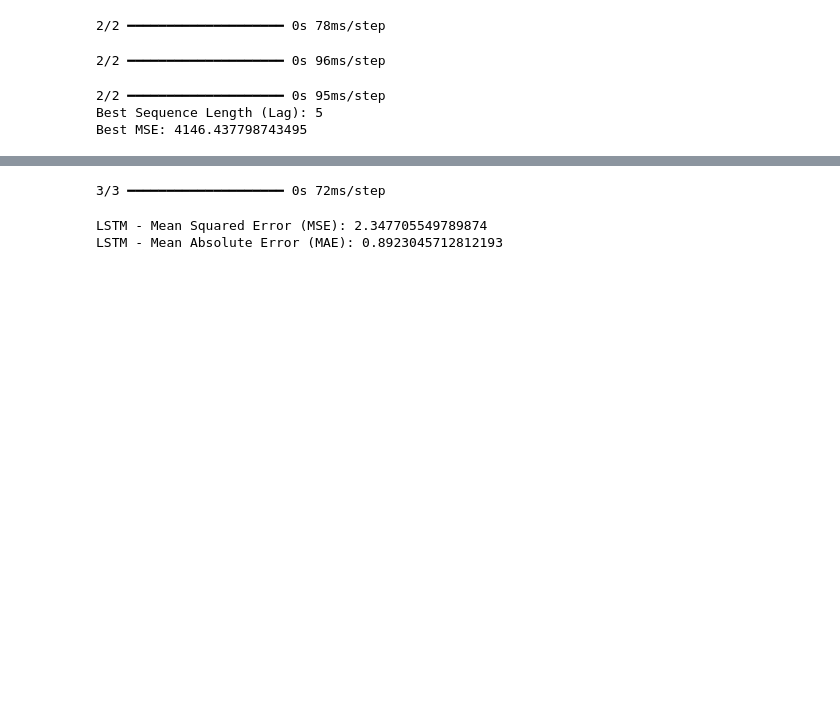
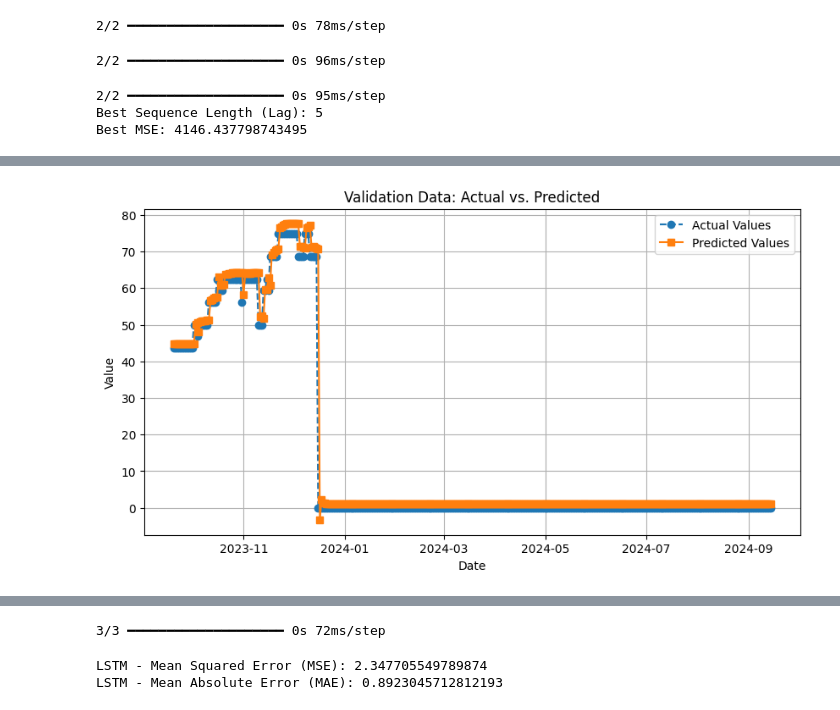
Before and after one commit to marketintelhadp/Agricultural-Price-Intelligence, a Jupyter notebook: notebooks/model_experiments.ipynb, the cells around one changed output, grey strips where cells are left out. Saved outputs shown, nothing was run; the diff lists cells and outputs as text; code cells hidden in the pictures; blank space fills up the shorter version.

Commit message:
Shopian and Pulwama Model Building Completed

```diff
--- a/notebooks/model_experiments.ipynb
+++ b/notebooks/model_experiments.ipynb
@@ -712,10 +706,13 @@ See the caveats in the documentation: https://pandas.pydata.org/pandas-docs/stab
 # %%
 # Final model with the best sequence length
+best_seq_length = 5
 X_train, y_train = create_sequences(train_scaled['y'].values, best_seq_length)
+X_val, y_val = create_sequences(val_scaled['y'].values, best_seq_length)
 X_test, y_test = create_sequences(test_scaled['y'].values, best_seq_length)
 
 # Reshape input for LSTM: [samples, time steps, features]
 X_train = X_train.reshape((X_train.shape[0], X_train.shape[1], 1))
+X_val = X_val.reshape((X_val.shape[0], X_val.shape[1], 1))
 X_test = X_test.reshape((X_test.shape[0], X_test.shape[1], 1))
 # %%
 # Define and compile the LSTM model
@@ -725,7 +722,13 @@ lstm_model = Sequential([
 ])
 lstm_model.compile(optimizer='adam', loss='mse')
 
-# Train the LSTM model
-lstm_model.fit(X_train, y_train, epochs=100, batch_size=32, verbose=1)
+# Train the LSTM model with validation data
+lstm_model.fit(
+    X_train, y_train,
+    epochs=100,
+    batch_size=32,
+    validation_data=(X_val, y_val),  # Include validation data
+    verbose=1
+)
 # %% [output]
 Epoch 1/100
@@ -749,0 +752,25 @@ Epoch 100/100
+# %%
+import matplotlib.pyplot as plt
+
+# Predict on validation data
+y_val_pred = lstm_model.predict(X_val)
+
+# Inverse transform predictions and actual values to original scale
+y_val_pred_inv = scaler.inverse_transform(y_val_pred)
+y_val_actual_inv = scaler.inverse_transform(y_val.reshape(-1, 1))
+
+# Align the validation dates (skip the first 'best_seq_length' dates)
+aligned_dates = val_data['ds'].iloc[best_seq_length:].values
+
+# Plot actual vs. predicted values
+plt.figure(figsize=(10, 5))
+plt.plot(aligned_dates, y_val_actual_inv, label="Actual Values", marker='o', linestyle='dashed')
+plt.plot(aligned_dates, y_val_pred_inv, label="Predicted Values", marker='s', linestyle='solid')
+
+plt.xlabel("Date")
+plt.ylabel("Value")
+plt.title("Validation Data: Actual vs. Predicted")
+plt.legend()
+plt.grid(True)
+plt.show()
+# %% [output]
@@ -749,0 +778 @@ Epoch 100/100
+[figure, added]
```
Also changed, not shown: parts of 4 cells of this notebook, 37 other files.
